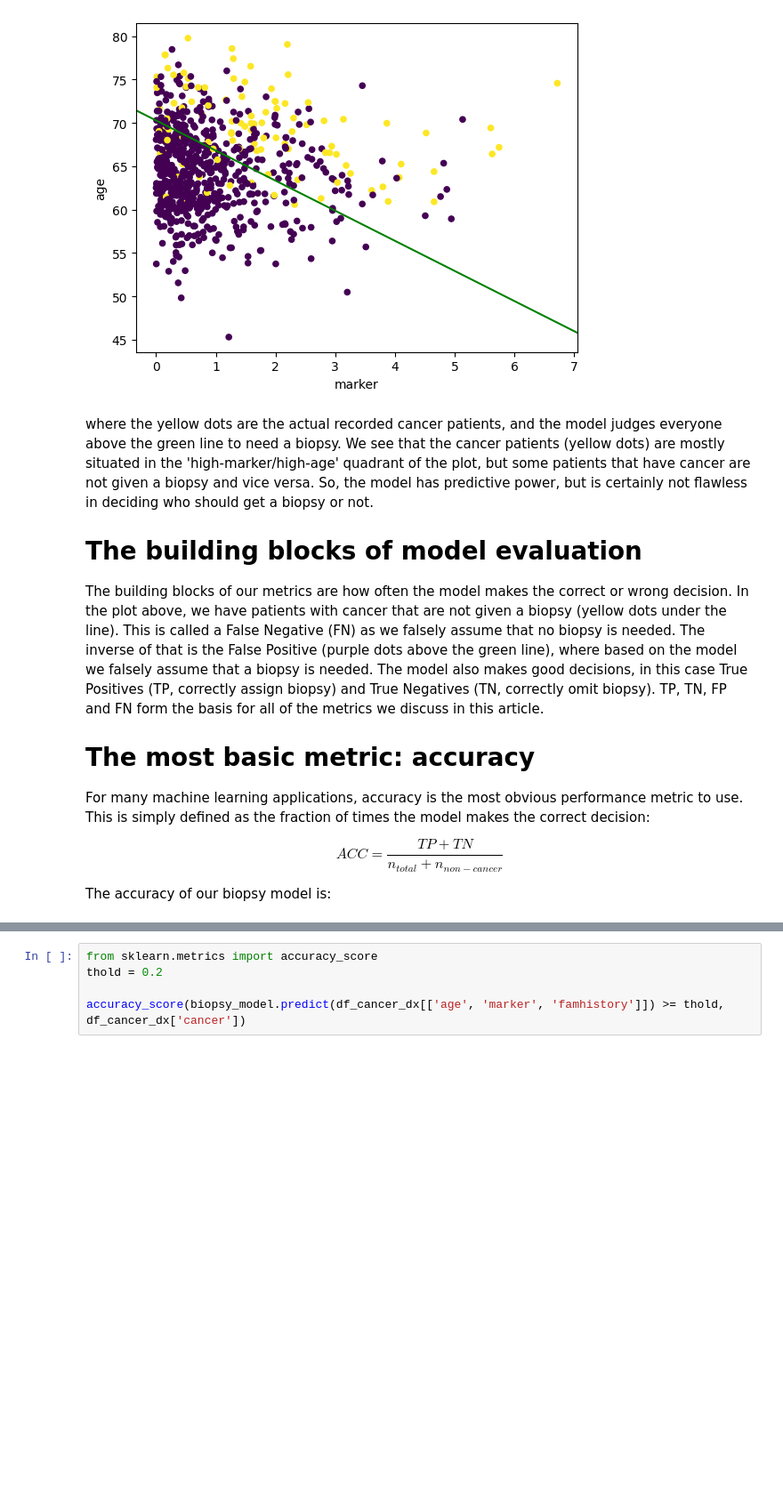
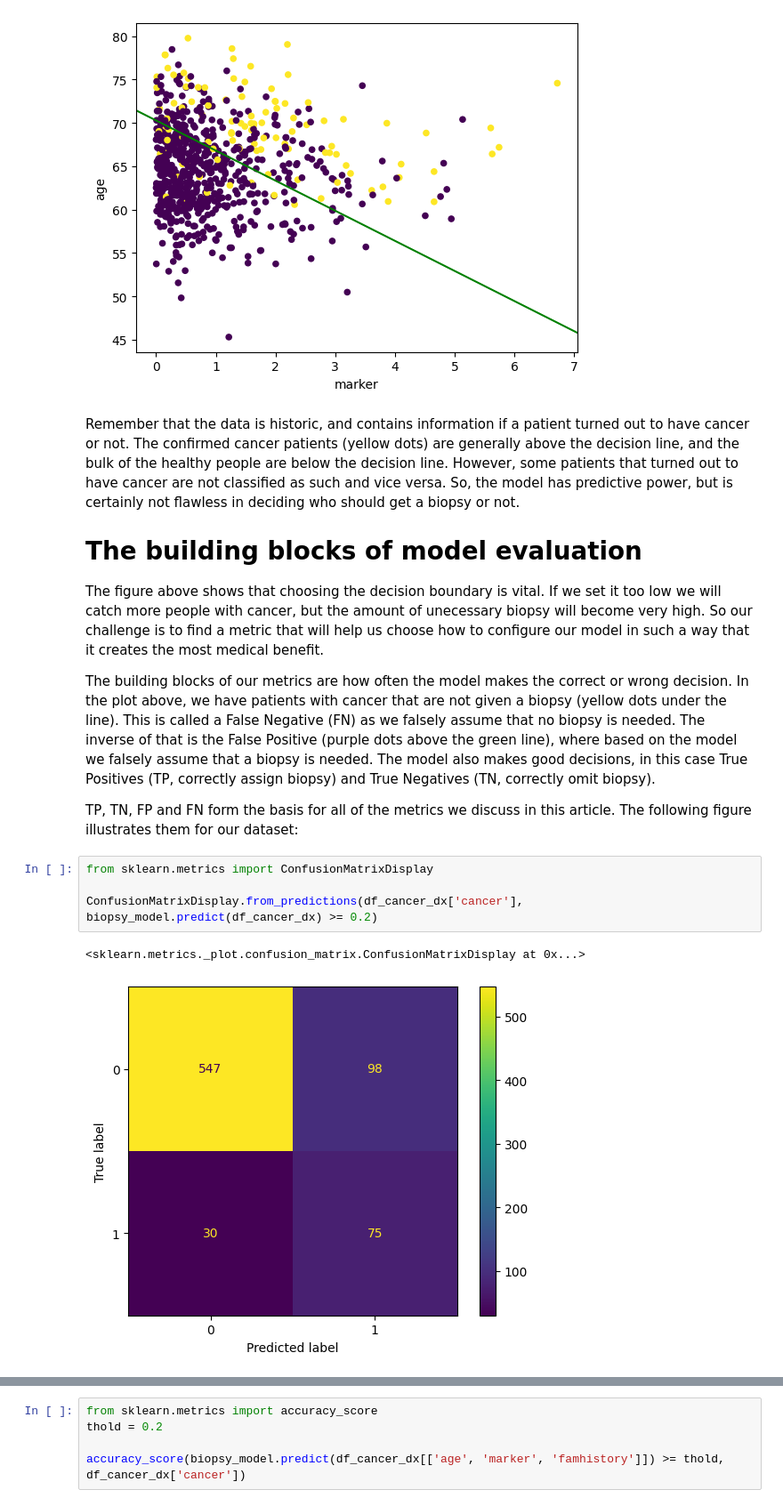
Before and after one commit to ictinnovaties-zorg/dca_blogpost, a Jupyter notebook: dca_blogpost.ipynb, the cells around one changed output, grey strips where cells are left out. Shown: that part at 89% size. Saved outputs shown, nothing was run; the diff lists cells and outputs as text; blank space fills up the shorter version.

```diff
--- a/dca_blogpost.ipynb
+++ b/dca_blogpost.ipynb
@@ -84,16 +99,18 @@ ax.axline((marker_range[0], age_pred[0]), (marker_range[1], age_pred[1]), color=
 <matplotlib.lines._AxLine at 0x...>
 [figure]
 # %% [markdown]
-where the yellow dots are the actual recorded cancer patients, and the model judges everyone above the green line to need a biopsy. We see that the cancer patients (yellow dots) are mostly situated in the 'high-marker/high-age' quadrant of the plot, but some patients that have cancer are not given a biopsy and vice versa. So, the model has predictive power, but is certainly not flawless in deciding who should get a biopsy or not.
+Remember that the data is historic, and contains information if a patient turned out to have cancer or not. The confirmed cancer patients (yellow dots) are generally above the decision line, and the bulk of the healthy people are below the decision line. However, some patients that turned out to have cancer are not classified as such and vice versa. So, the model has predictive power, but is certainly not flawless in deciding who should get a biopsy or not.
 
 # The building blocks of model evaluation
-The building blocks of our metrics are how often the model makes the correct or wrong decision. In the plot above, we have patients with cancer that are not given a biopsy (yellow dots under the line). This is called a False Negative (FN) as we falsely assume that no biopsy is needed. The inverse of that is the False Positive (purple dots above the green line), where based on the model we falsely assume that a biopsy is needed. The model also makes good decisions, in this case True Positives (TP, correctly assign biopsy) and True Negatives (TN, correctly omit biopsy). TP, TN, FP and FN form the basis for all of the metrics we discuss in this article.
+The figure above shows that choosing the decision boundary is vital. If we set it too low we will catch more people with cancer, but the amount of unecessary biopsy will become very high. So our challenge is to find a metric that will help us choose how to configure our model in such a way that it creates the most medical benefit.
 
-# The most basic metric: accuracy
-For many machine learning applications, accuracy is the most obvious performance metric to use. This is simply defined as the fraction of times the model makes the correct decision:
+The building blocks of our metrics are how often the model makes the correct or wrong decision. In the plot above, we have patients with cancer that are not given a biopsy (yellow dots under the line). This is called a False Negative (FN) as we falsely assume that no biopsy is needed. The inverse of that is the False Positive (purple dots above the green line), where based on the model we falsely assume that a biopsy is needed. The model also makes good decisions, in this case True Positives (TP, correctly assign biopsy) and True Negatives (TN, correctly omit biopsy).
 
-$$
-ACC = \frac{TP + TN}{n_{total} + n_{non-cancer}}
-$$
-
-The accuracy of our biopsy model is:
+TP, TN, FP and FN form the basis for all of the metrics we discuss in this article. The following figure illustrates them for our dataset:
+# %%
+from sklearn.metrics import ConfusionMatrixDisplay
+
+ConfusionMatrixDisplay.from_predictions(df_cancer_dx['cancer'], biopsy_model.predict(df_cancer_dx) >= 0.2)
+# %% [output]
+<sklearn.metrics._plot.confusion_matrix.ConfusionMatrixDisplay at 0x...>
+[figure, added]
```
Also changed, not shown: parts of 18 cells of this notebook, 1 other file.
